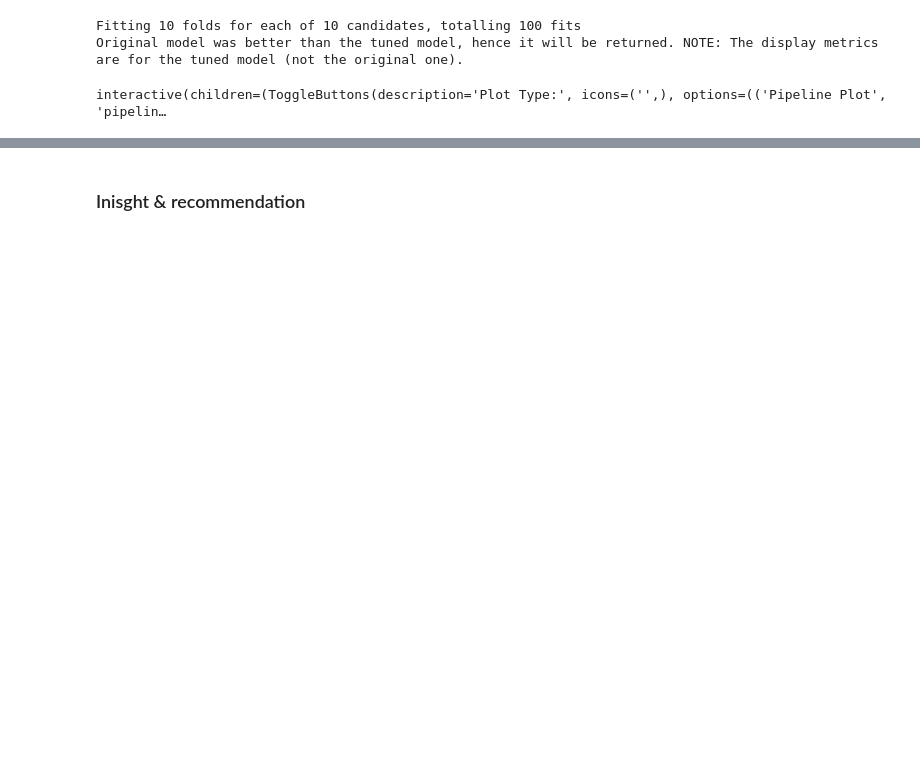
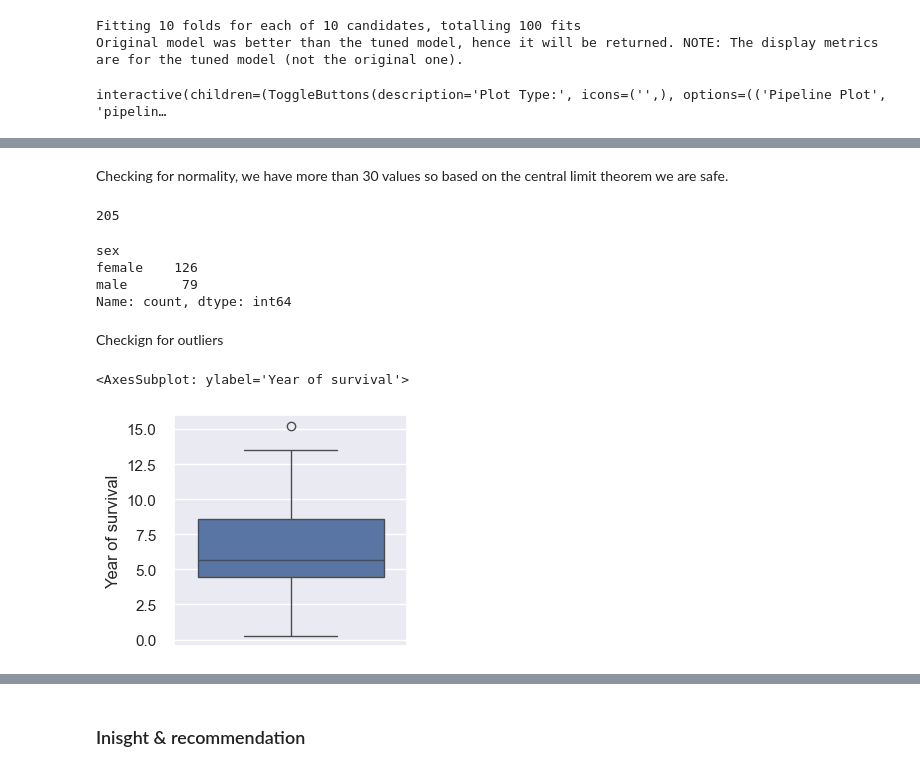
Before and after one commit to mnoragreta/Data-analysis, a Jupyter notebook: 4. Melanoma project - 2024 january/0125_Melanoma_project.ipynb, the cells around one changed output, grey strips where cells are left out. Cells and saved outputs as stored; diff of their text form; code cells hidden in the pictures; blank space fills up the shorter version.

```diff
--- a/4. Melanoma project - 2024 january/0104_Melanoma_project_clean.ipynb
+++ b/4. Melanoma project - 2024 january/0125_Melanoma_project.ipynb
@@ -699,0 +753,23 @@ interactive(children=(ToggleButtons(description='Plot Type:', icons=('',), optio
+# %% [markdown]
+Checking for normality, we have more than 30 values so based on the central limit theorem we are safe.
+# %%
+len(df1)
+# %% [output]
+205
+# %%
+df['sex'].value_counts()
+# %% [output]
+sex
+female    126
+male       79
+Name: count, dtype: int64
+# %%
+female_survival = df1[df1['sex'] == 2]['Year of survival']
+# %% [markdown]
+Checkign for outliers
+# %%
+sns.set(rc={"figure.figsize":(3,3)})
+sns.boxplot(data=female_survival)
+# %% [output]
+<AxesSubplot: ylabel='Year of survival'>
+[figure, added]
```
Also changed, not shown: parts of 100 cells of this notebook.
